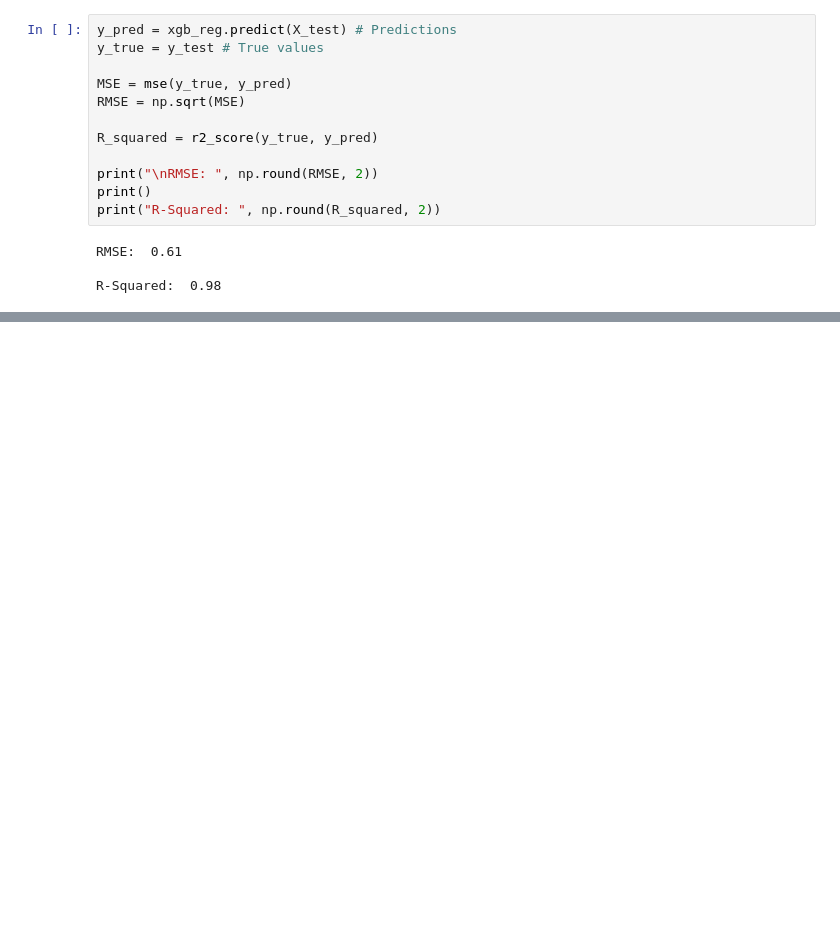
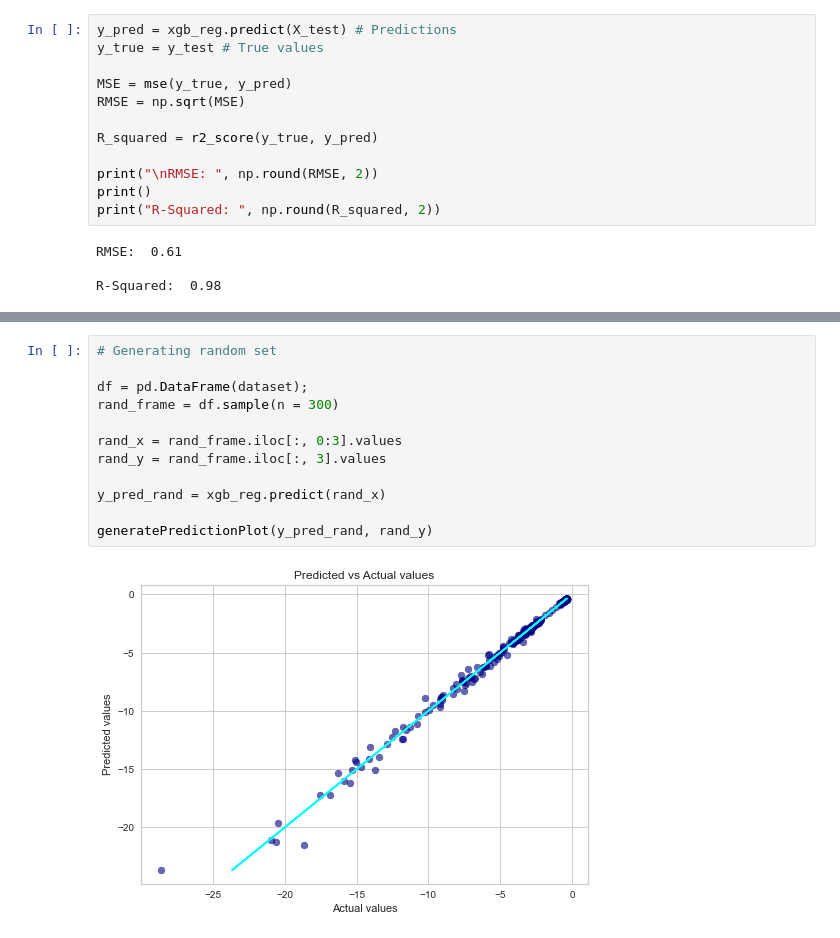
Before and after one commit to OmSingh5092/final-year-project, a Jupyter notebook: MachineLearning/XGBoost/XGBoost.ipynb, the cells around one changed output, grey strips where cells are left out. Cells and saved outputs as stored; diff of their text form; blank space fills up the shorter version.

```diff
--- a/MachineLearning/XGBoost/XGBoost.ipynb
+++ b/MachineLearning/XGBoost/XGBoost.ipynb
@@ -53,0 +68,14 @@ R-Squared:  0.98
+# %%
+# Generating random set
+
+df = pd.DataFrame(dataset);
+rand_frame = df.sample(n = 300)
+
+rand_x = rand_frame.iloc[:, 0:3].values
+rand_y = rand_frame.iloc[:, 3].values
+
+y_pred_rand = xgb_reg.predict(rand_x)
+
+generatePredictionPlot(y_pred_rand, rand_y)
+# %% [output]
+[figure, added]
```
Also changed, not shown: parts of 2 cells of this notebook, 3 other files.
